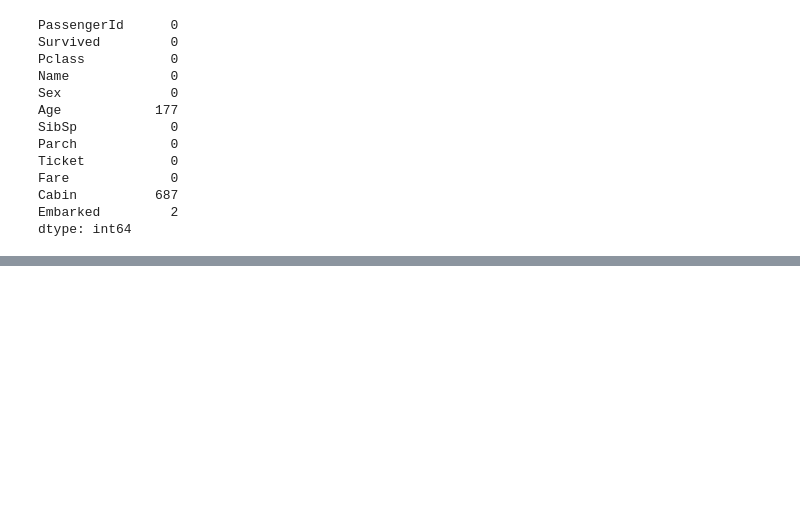
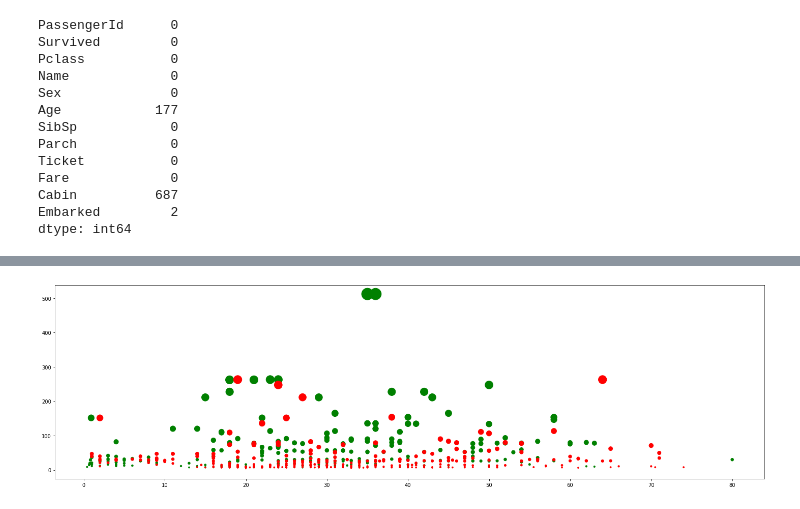
Before and after one commit to Shalmalee15/Titanic---Machine-Learning-from-Disaster, a Jupyter notebook: titanic_ML.ipynb, the cells around one changed output, grey strips where cells are left out. Cells and saved outputs as stored; diff of their text form; code cells hidden in the pictures; blank space fills up the shorter version.

```diff
--- a/titanic_ML.ipynb
+++ b/titanic_ML.ipynb
@@ -63,0 +129,10 @@ dtype: int64
+# %%
+plt.figure(figsize=(25, 7))
+ax = plt.subplot()
+
+ax.scatter(data[data['Survived'] == 1]['Age'], data[data['Survived'] == 1]['Fare'],
+           c='green', s=data[data['Survived'] == 1]['Fare'])
+ax.scatter(data[data['Survived'] == 0]['Age'], data[data['Survived'] == 0]['Fare'],
+           c='red', s=data[data['Survived'] == 0]['Fare']);
+# %% [output]
+[figure, added]
```
Also changed, not shown: parts of 6 cells of this notebook.
